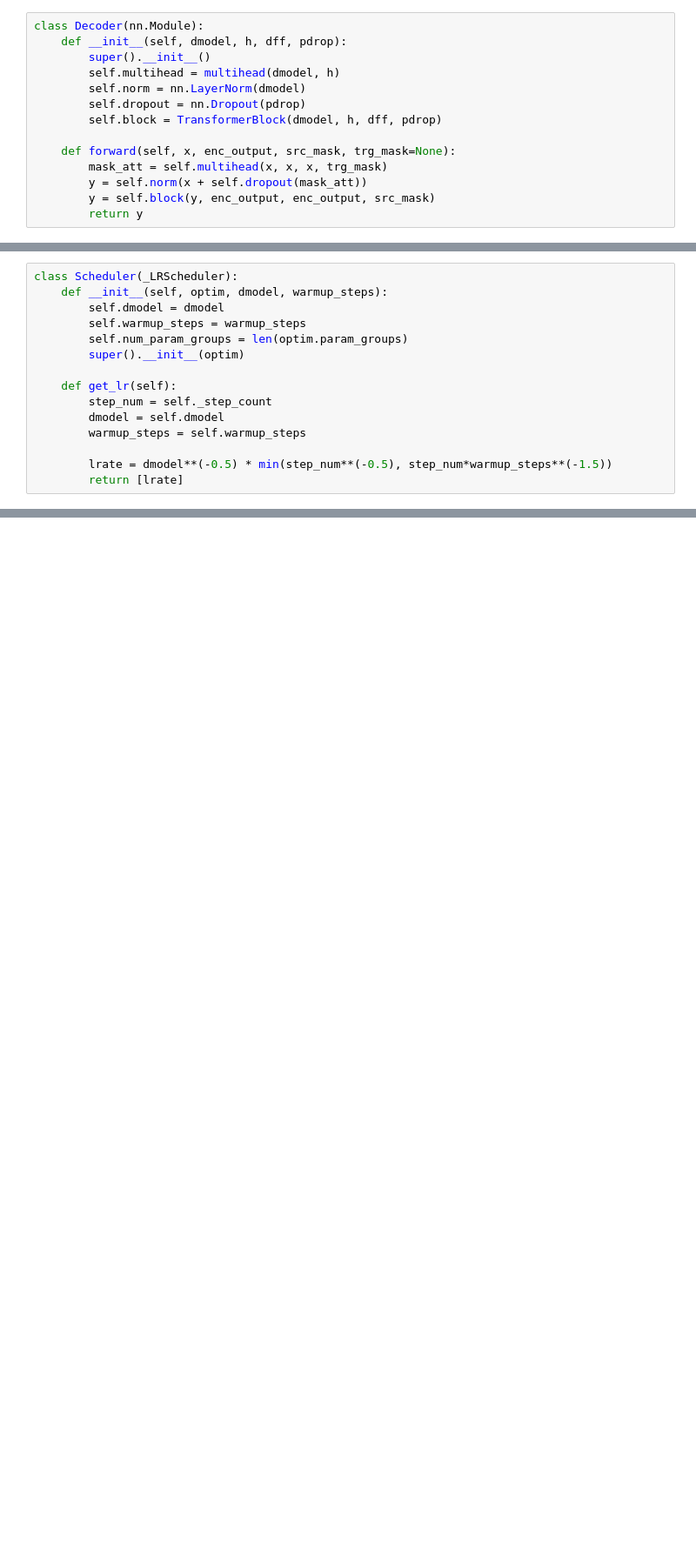
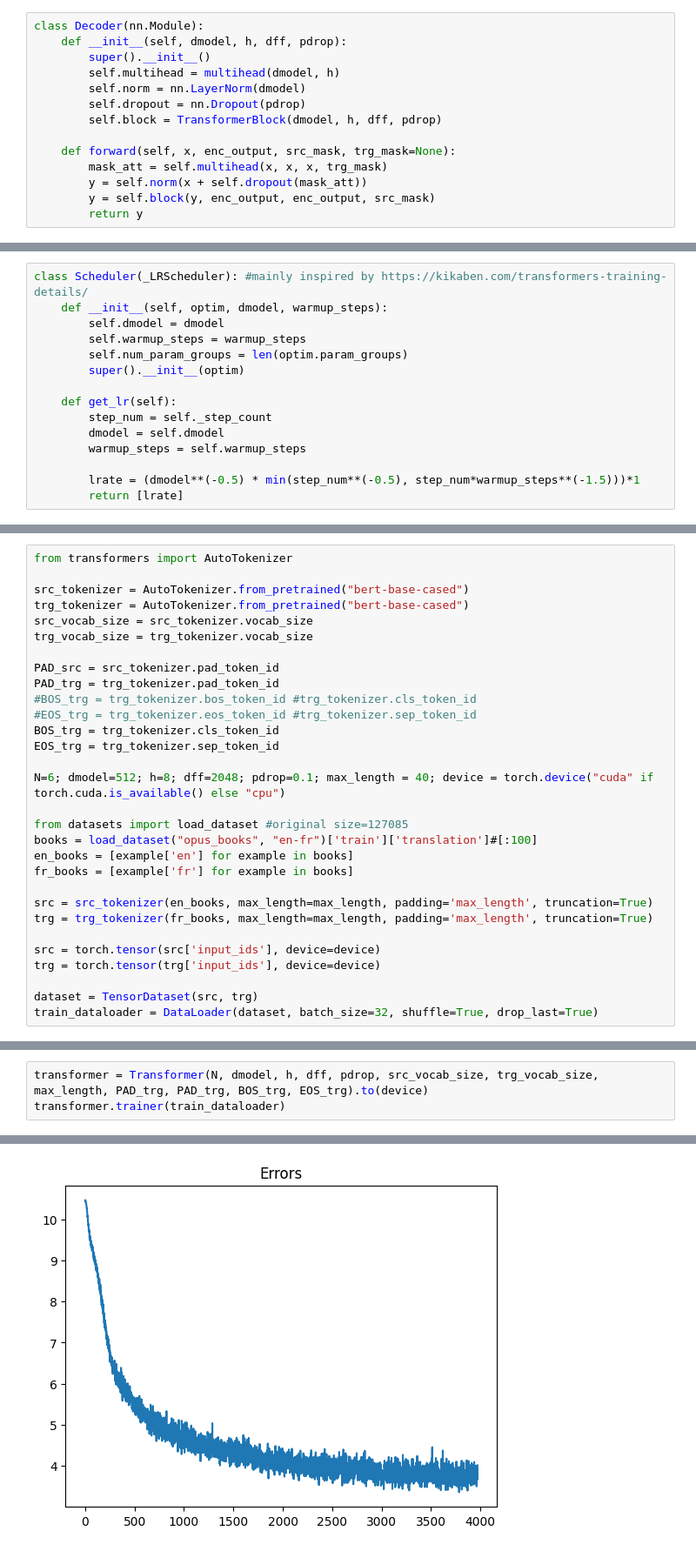
Before and after one commit to Aza-Spearal/Transformer_from_scratcg, a Jupyter notebook: Transformer.ipynb, the cells around one changed output, grey strips where cells are left out. Shown: that part at 87% size. Saved outputs shown, nothing was run; the diff lists cells and outputs as text; blank space fills up the shorter version.

Commit message:
Final update Transformer.ipynb

```diff
--- a/Transformer.ipynb
+++ b/Transformer.ipynb
@@ -123,5 +127,5 @@ def toTokens(logits):
 # %%
-class Scheduler(_LRScheduler):
+class Scheduler(_LRScheduler): #mainly inspired by https://kikaben.com/transformers-training-details/
     def __init__(self, optim, dmodel, warmup_steps):
         self.dmodel = dmodel
         self.warmup_steps = warmup_steps
@@ -133,6 +137,6 @@ class Scheduler(_LRScheduler):
         dmodel = self.dmodel
         warmup_steps = self.warmup_steps
 
-        lrate = dmodel**(-0.5) * min(step_num**(-0.5), step_num*warmup_steps**(-1.5))
+        lrate = (dmodel**(-0.5) * min(step_num**(-0.5), step_num*warmup_steps**(-1.5)))*1
         return [lrate]
 # %%
@@ -278,0 +279,30 @@ transfo.predict(src)
+# %%
+from transformers import AutoTokenizer
+
+src_tokenizer = AutoTokenizer.from_pretrained("bert-base-cased")
+trg_tokenizer = AutoTokenizer.from_pretrained("bert-base-cased")
+src_vocab_size = src_tokenizer.vocab_size
+trg_vocab_size = trg_tokenizer.vocab_size
+
+PAD_src = src_tokenizer.pad_token_id
+PAD_trg = trg_tokenizer.pad_token_id
+#BOS_trg = trg_tokenizer.bos_token_id #trg_tokenizer.cls_token_id
+#EOS_trg = trg_tokenizer.eos_token_id #trg_tokenizer.sep_token_id
+BOS_trg = trg_tokenizer.cls_token_id
+EOS_trg = trg_tokenizer.sep_token_id
+
+N=6; dmodel=512; h=8; dff=2048; pdrop=0.1; max_length = 40; device = torch.device("cuda" if torch.cuda.is_available() else "cpu")
+
+from datasets import load_dataset #original size=127085
+books = load_dataset("opus_books", "en-fr")['train']['translation']#[:100]
+en_books = [example['en'] for example in books]
+fr_books = [example['fr'] for example in books]
+
+src = src_tokenizer(en_books, max_length=max_length, padding='max_length', truncation=True)
+trg = trg_tokenizer(fr_books, max_length=max_length, padding='max_length', truncation=True)
+
+src = torch.tensor(src['input_ids'], device=device)
+trg = torch.tensor(trg['input_ids'], device=device)
+
+dataset = TensorDataset(src, trg)
+train_dataloader = DataLoader(dataset, batch_size=32, shuffle=True, drop_last=True)
@@ -278,0 +318,4 @@ transfo.predict(src)
+# %%
+transformer = Transformer(N, dmodel, h, dff, pdrop, src_vocab_size, trg_vocab_size, max_length, PAD_trg, PAD_trg, BOS_trg, EOS_trg).to(device)
+transformer.trainer(train_dataloader)
+# %% [output]
@@ -278,0 +339 @@ transfo.predict(src)
+[figure, added]
```
Also changed, not shown: parts of 10 cells of this notebook.
